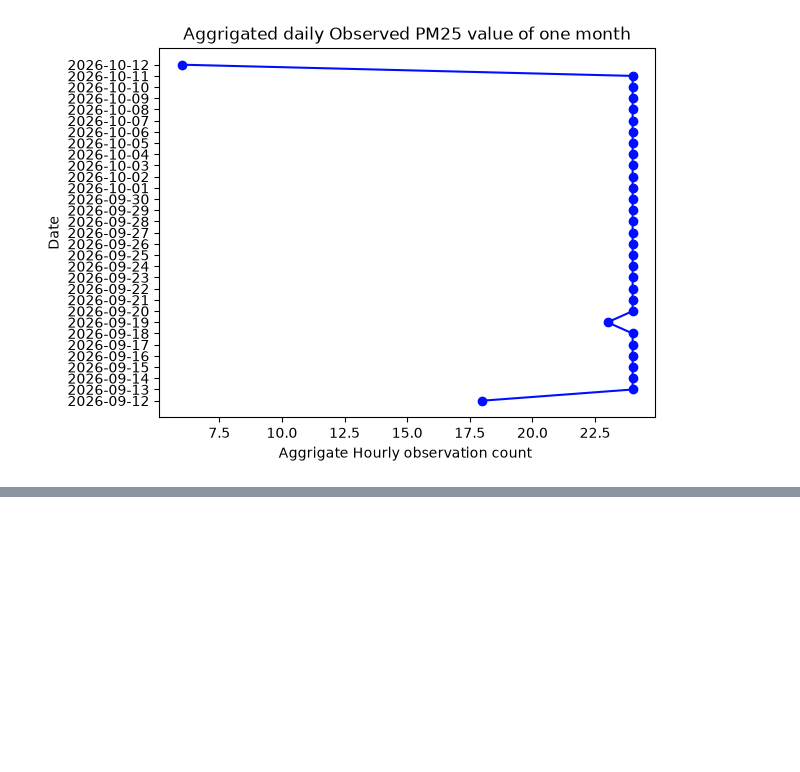
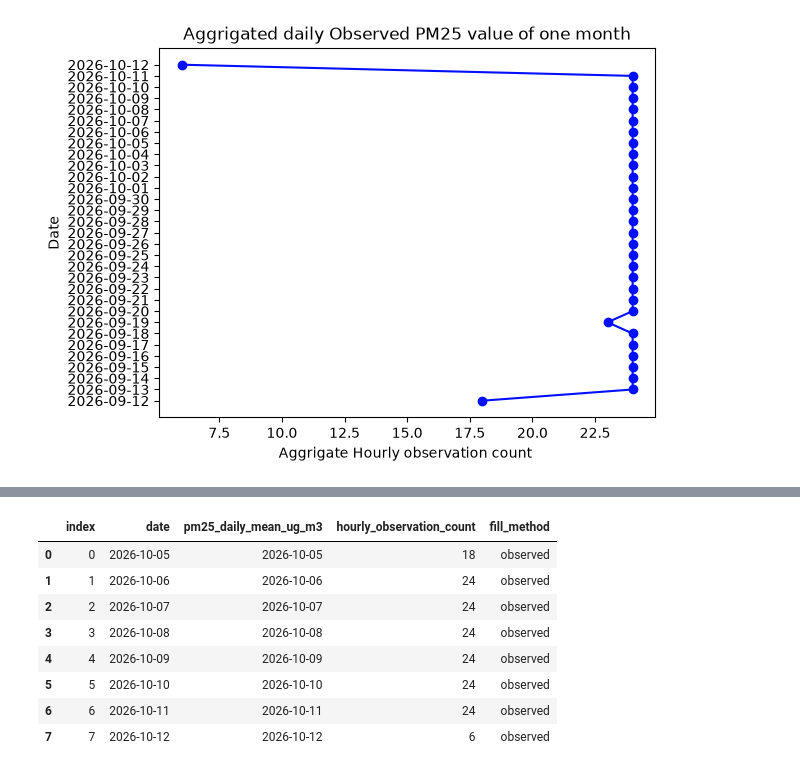
Before and after one commit to Laxmination/Kathmandu-PM2.5-Forecasting, a Jupyter notebook: pm25/Bagdol data analysis.ipynb, the cells around one changed output, grey strips where cells are left out. Saved outputs shown, nothing was run; the diff lists cells and outputs as text; code cells hidden in the pictures; blank space fills up the shorter version.

```diff
--- a/pm25/Bagdol data analysis.ipynb
+++ b/pm25/Bagdol data analysis.ipynb
@@ -148,0 +200,4 @@ plt.show()
+# %%
+# Mark original observed daily means
+daily1["fill_method"] = "observed"
+daily1.loc[daily1["pm25_daily_mean_ug_m3"].isna(), "fill_method"] = "missing_long_gap"
@@ -148,0 +242,12 @@ plt.show()
+# %%
+daily1
+# %% [output]
+|  | index | date | pm25_daily_mean_ug_m3 | hourly_observation_count | fill_method |
+| 0 | 0 | 2026-10-05 | 2026-10-05 | 18 | observed |
+| 1 | 1 | 2026-10-06 | 2026-10-06 | 24 | observed |
+| 2 | 2 | 2026-10-07 | 2026-10-07 | 24 | observed |
+| 3 | 3 | 2026-10-08 | 2026-10-08 | 24 | observed |
+| 4 | 4 | 2026-10-09 | 2026-10-09 | 24 | observed |
+| 5 | 5 | 2026-10-10 | 2026-10-10 | 24 | observed |
+| 6 | 6 | 2026-10-11 | 2026-10-11 | 24 | observed |
+| 7 | 7 | 2026-10-12 | 2026-10-12 | 6 | observed |
```
Also changed, not shown: parts of 12 cells of this notebook.
